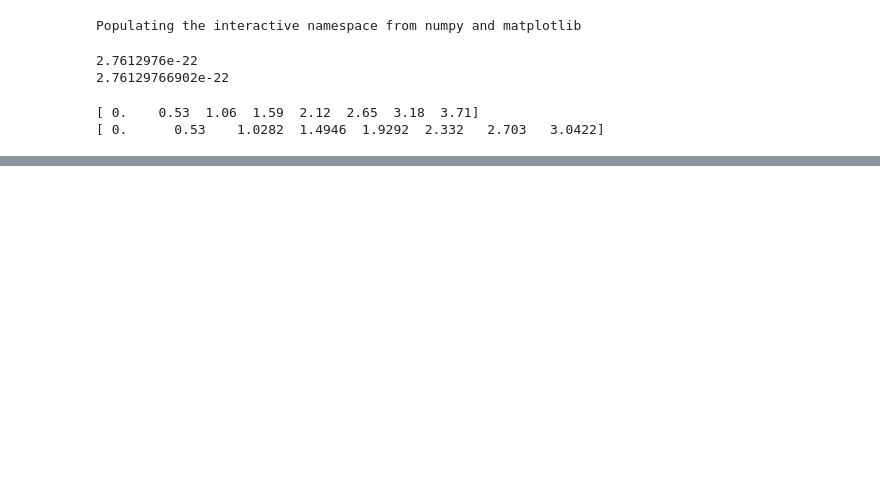
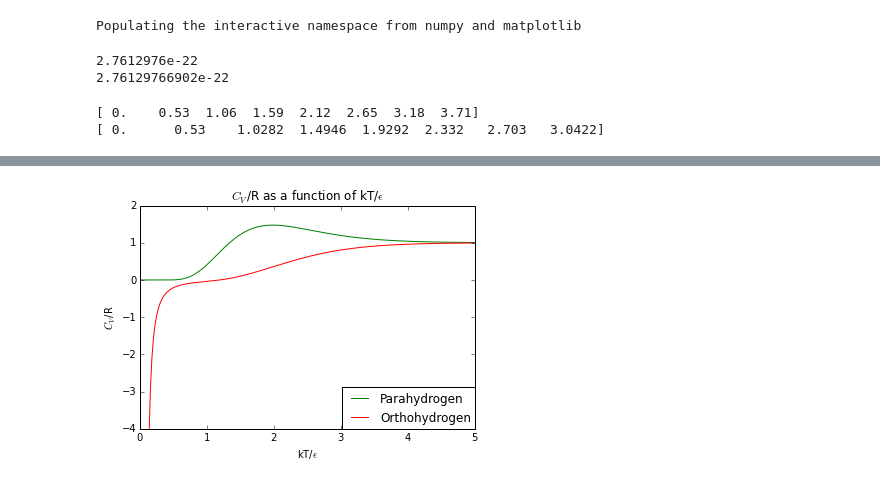
Before and after one commit to abardess/PHYS202-S14, a Jupyter notebook: ThermalCA3.ipynb, the cells around one changed output, grey strips where cells are left out. Cells and saved outputs as stored; diff of their text form; code cells hidden in the pictures; blank space fills up the shorter version.

```diff
--- a/ThermalCA3.ipynb
+++ b/ThermalCA3.ipynb
@@ -177,0 +191,38 @@ for i in range(len(T2e)):
+# %%
+j = np.arange(1.0, 11.0, 2)
+epsilon_rot = 0.0076 #eV
+
+Z_rot = []
+lnZ_rot = []
+for i in T2:
+    Z_rot_n = 0.0
+    for n in j:
+        Z_rot_n += (2.0*n + 1.0) * np.exp(-(n*(n+1.0)*epsilon_rot)/(k*i))
+    Z_rot.append(Z_rot_n)
+    lnZ_rot.append(np.log(Z_rot_n))
+
+U_N2 = []
+dZ_r = deriv(lnZ_rot, T2, 0, 0.0018734958284485255)
+for i in range(len(T2)):
+    U_N2.append(k* (T2[i]**2) * dZ_r[i])
+
+C_Nk2o = []
+dU_N2 = deriv(U_N2, T2, 0, 8.6262000167981392*10 **-5)
+for i in range(len(T2)):
+    C_Nk2o.append((dU_N2[i])/k)
+# %%
+kT_epsilon = []
+for i in T2:
+    kT_epsilon.append(k*i/epsilon_rot)
+# %%
+plt.plot(kT_epsilon, C_Nk2e, 'g', label = "Parahydrogen")
+plt.plot(kT_epsilon, C_Nk2o, 'r', label = "Orthohydrogen")
+plt.xlabel(r'kT/$\epsilon$')
+plt.ylabel('$C_V$/R')
+plt.legend(loc = (.605,0))
+plt.title(r'$C_V$/R as a function of kT/$\epsilon$')
+plt.xlim(0, 5)
+plt.ylim(-4, 2)
+plt.show()
+# %% [output]
+[figure, added]
```
Also changed, not shown: parts of 24 cells of this notebook.
